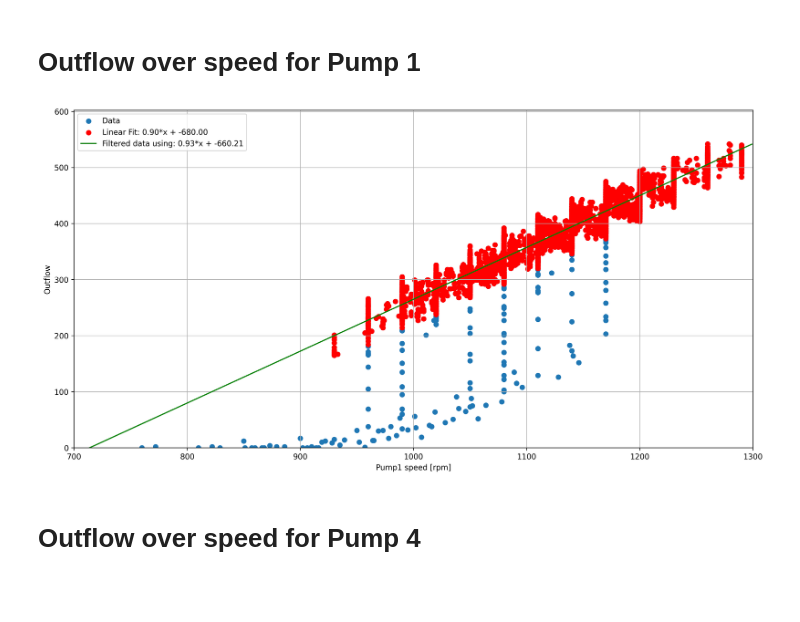
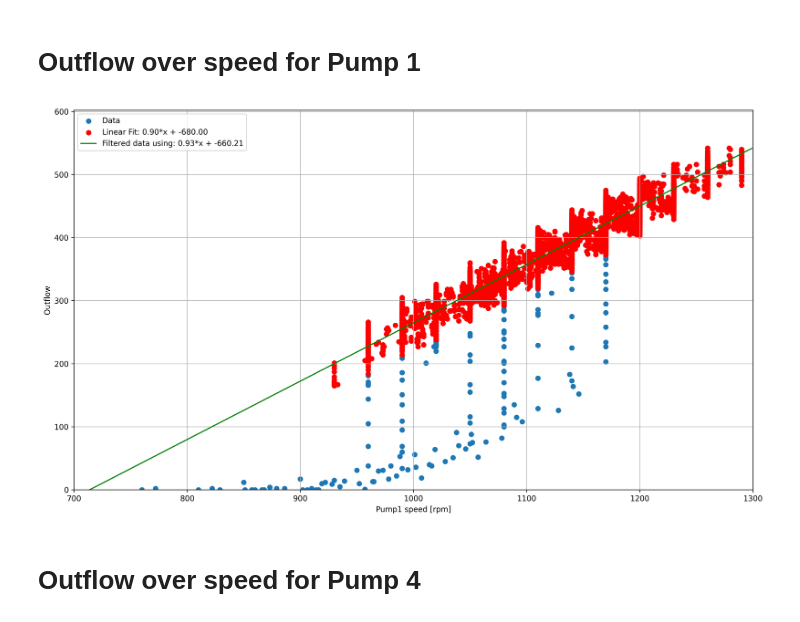
Before and after one commit to Carditis/Industrial-IoT-For-Digitization-Of-Electronic-Assets-Course, a Jupyter notebook: Final Project/01StaticModel.ipynb, the cells around one changed output. Saved outputs shown, nothing was run; the diff lists cells and outputs as text; code cells hidden in the pictures; blank space fills up the shorter version.

```diff
--- a/Final Project/01StaticModel.ipynb
+++ b/Final Project/01StaticModel.ipynb
@@ -42,18 +48,18 @@ fit_curve = np.poly1d(coefficients)
 x_series = np.arange(0, 1300, 1)
 y_fit = coefficients[0]*x_series+coefficients[1]
 # %%
-plt.figure(3, dpi=300, figsize=(16,8))
+plt.figure(3, dpi=300, figsize=(16,9))
 plt.scatter(y=y_test, x=x_test, label="Data")
 plt.scatter(y=filtered_y, x=filtered_x, color="red", label=f'Linear Fit: {0.9:.2f}*x + {-680:.2f}')
 plt.plot(y_fit, color="g", label=f'Filtered data using: {coefficients[0]:.2f}*x + {coefficients[1]:.2f}')
 plt.legend()
 plt.xlim(700, 1300)
 plt.ylim(0)
 plt.ylabel("Outflow")
 plt.xlabel("Pump1 speed [rpm]")
 plt.grid(True)
 # %% [output]
-[figure, old version]
+[figure, new version]
 # %% [markdown]
 # Outflow over speed for Pump 4
 # %%
```
Also changed, not shown: parts of 2 cells of this notebook.
